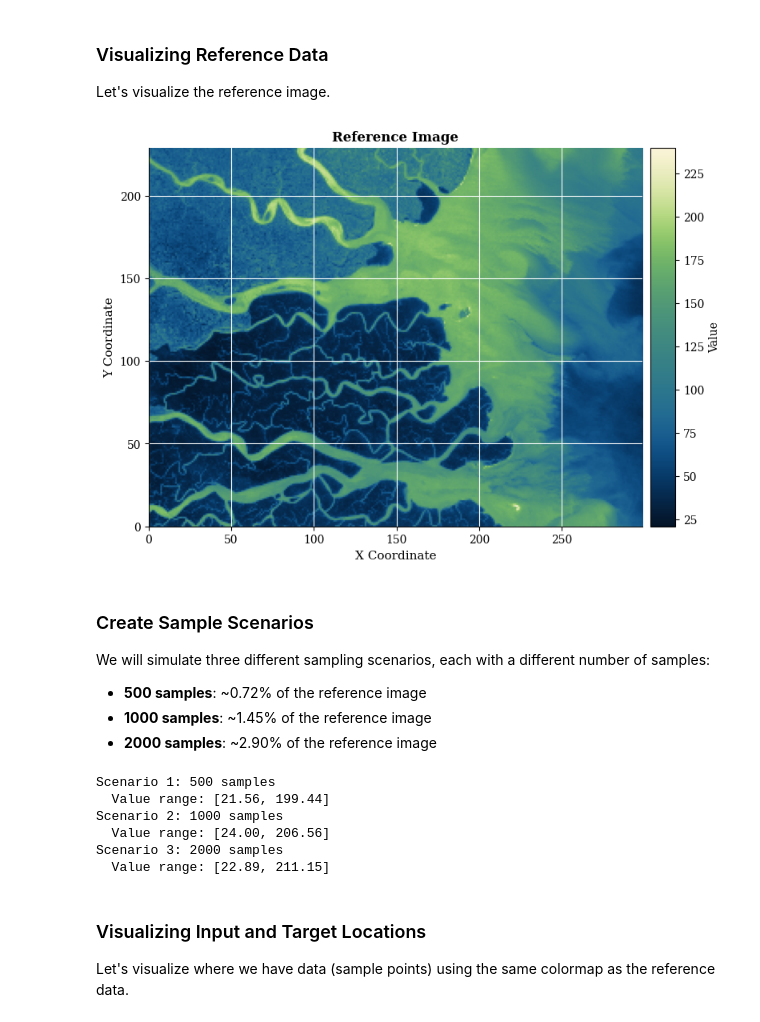
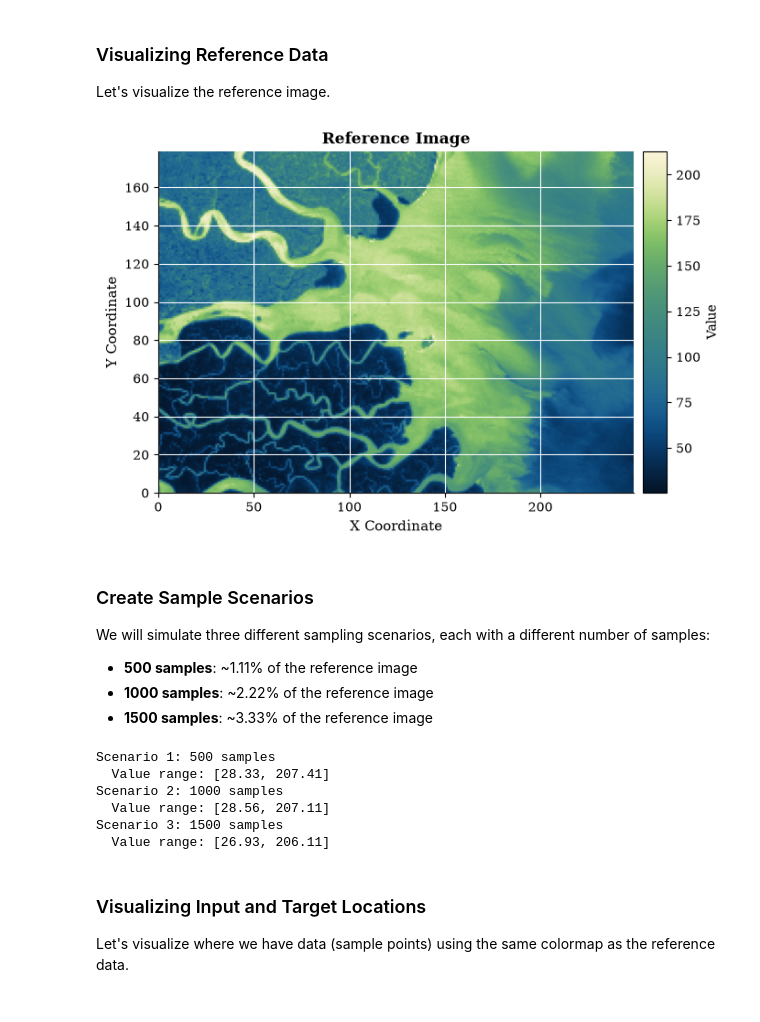
Before and after one commit to alges/spatialize-examples, a Jupyter notebook: examples/esi_implementations/adaptive_esi_2d.ipynb, the cells around one changed output. Drawn from its saved outputs; the diff is of its cells as text; code cells hidden in the pictures.

```diff
--- a/examples/esi_implementations/adaptive_esi_2d.ipynb
+++ b/examples/esi_implementations/adaptive_esi_2d.ipynb
@@ -35,9 +35,9 @@ data_dir = Path("../../data")
 ref_data_raw = pd.read_csv(data_dir / "sundarbans_smallx3.csv")
 
 # Crop the image for shorter processing time
-ref_data = ref_data_raw[(ref_data_raw['Y']>=350)&(ref_data_raw['X']>=100)].copy()
-ref_data['Y'] = ref_data['Y']-350
-ref_data['X'] = ref_data['X']-100
+ref_data = ref_data_raw[(ref_data_raw['Y']>=400)&(ref_data_raw['X']>=150)].copy()
+ref_data['Y'] = ref_data['Y']-400
+ref_data['X'] = ref_data['X']-150
 
 # Prepare for NONGRIDDATA: scattered points
 xi = ref_data[['X', 'Y']].values
@@ -55,38 +55,38 @@ Let's visualize the reference image.
 # %%
 # We'll use spatialize's PlotStyle environment for easy formatting
 with PlotStyle(theme='publication', cmap='navia') as style:
-    fig, ax = plt.subplots(figsize=(8, 7))
+    fig, ax = plt.subplots(figsize=(7,6))
 
     plot_colormap_data(
         reference_values,
         ax=ax,
         xi_locations=xi,
         griddata=False,
         cmap=style.cmap,
         extent=extent
     )
 
     ax.set_xlabel('X Coordinate', fontsize=11)
     ax.set_ylabel('Y Coordinate', fontsize=11)
     ax.set_title('Reference Image', fontsize=12, fontweight='bold')
 
     plt.tight_layout()
     plt.show()
 # %% [output]
-[figure, old version]
+[figure, new version]
 # %% [markdown]
 ### Create Sample Scenarios
 
 We will simulate three different sampling scenarios, each with a different number of samples:
 
-- **500 samples**: ~0.72% of the reference image
-- **1000 samples**: ~1.45% of the reference image
-- **2000 samples**: ~2.90% of the reference image
+- **500 samples**: ~1.11% of the reference image
+- **1000 samples**: ~2.22% of the reference image
+- **1500 samples**: ~3.33% of the reference image
 # %%
 # Generate random samples of different sizes from reference data
 np.random.seed(42)  # For reproducibility
 
-sample_sizes = [500, 1000, 2000]
+sample_sizes = [500, 1000, 1500]
 samples = {}
 
 for i, n in enumerate(sample_sizes):
@@ -109,11 +109,11 @@ for i, n in enumerate(sample_sizes):
     print(f"  Value range: [{sample_values.min():.2f}, {sample_values.max():.2f}]")
 # %% [output]
 Scenario 1: 500 samples
-  Value range: [21.56, 199.44]
+  Value range: [28.33, 207.41]
 Scenario 2: 1000 samples
-  Value range: [24.00, 206.56]
-Scenario 3: 2000 samples
-  Value range: [22.89, 211.15]
+  Value range: [28.56, 207.11]
+Scenario 3: 1500 samples
+  Value range: [26.93, 206.11]
 # %% [markdown]
 ### Visualizing Input and Target Locations
 
```
Also changed, not shown: parts of 7 cells of this notebook, 16 other files.
